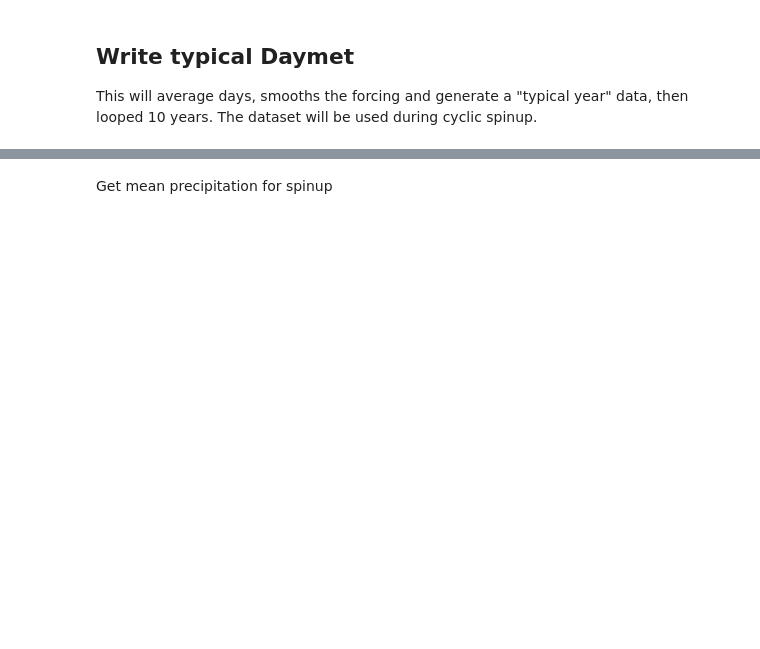
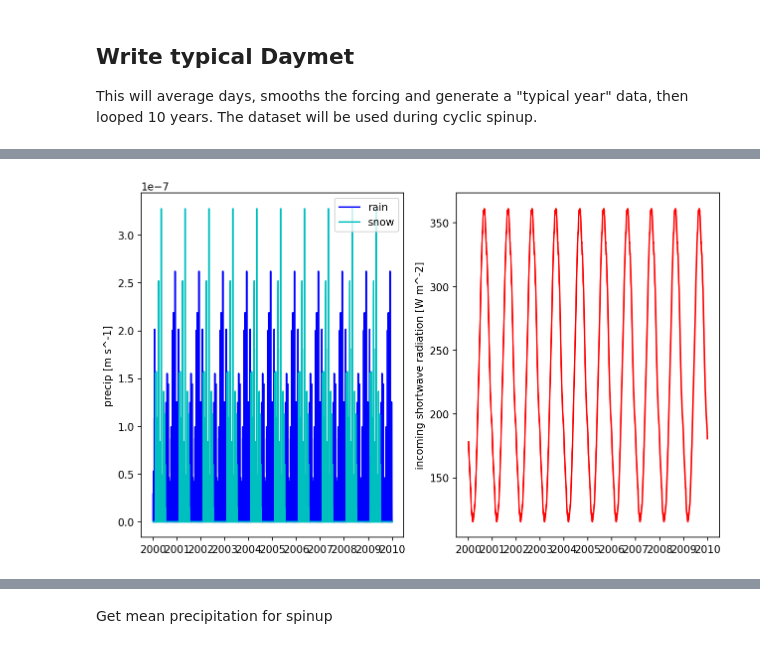
Before and after one commit to pinshuai/ats-workflow, a Jupyter notebook: src/chapters/2-daymet.ipynb, the cells around one changed output, grey strips where cells are left out. Drawn from its saved outputs; the diff is of its cells as text; code cells hidden in the pictures; blank space fills up the shorter version.

```diff
--- a/src/chapters/2-daymet.ipynb
+++ b/src/chapters/2-daymet.ipynb
@@ -231,0 +234,18 @@ plt.show()
+# %%
+# often smoothing precip like that is a bad idea -- you now have every day misting with low intensity rain which can result in a ton of interception
+# and canopy evaporation and no transpiration.  Another approach is to just take the median total rainfall year and repeat that year multiple times.
+precip_raw = data_warped['prcp'].data
+shape_xy = precip_raw.shape[1:]
+precip_raw = precip_raw.reshape((-1, 365,)+shape_xy)
+annual_precip_raw = precip_raw.sum(axis=(1,2,3))
+
+# note -- don't use np.median here... for even number of years it will not appear.  Instead, sort and talk the halfway point
+median_i = sorted(((i,v) for (i,v) in enumerate(annual_precip_raw)), key=lambda x : x[1])[len(annual_precip_raw)//2][0]
+typical_precip_raw = precip_raw[median_i]
+data_smooth['prcp'] = np.tile(typical_precip_raw, (nyears_cyclic_steadystate,1,1))
+
+# np.tile(precip_raw[median_i], (2,1,1))
+# data_smooth['prcp'] = typical_precip_raw
+
+# convert that to ATS
+met_data_smooth = watershed_workflow.daymet.convertToATS(data_smooth)
@@ -232,3 +254,24 @@ plt.show()
+# %%
+# plot the smoothed precip result
+fig = plt.figure(figsize=(10,6))
+ax = fig.add_subplot(121)
+
+times = np.array([datetime.datetime(*t.timetuple()[0:6]) for t in met_data_smooth.times])
+prain = met_data_smooth['precipitation rain [m s^-1]'].data[:,5,5]
+psnow = met_data_smooth['precipitation snow [m SWE s^-1]'].data[:,5,5]
+ax.plot(times, prain, 'b', label='rain')
+ax.plot(times, psnow, 'c', label='snow')
+
+ax.set_ylabel('precip [m s^-1]')
+ax.legend()
+
+ax = fig.add_subplot(122)
+qswin = met_data_smooth['incoming shortwave radiation [W m^-2]'].data[:,5,5]
+ax.plot(times, qswin, 'r')
+ax.set_ylabel('incoming shortwave radiation [W m^-2]')
+plt.show()
+# %% [output]
+[figure, added]
 # %%
 # write to disk
 config['daymet_typical_filename'] = os.path.join('..', '..', 'data', 'examples','CoalCreek', 'processed','watershed_daymet_typical.h5')
```
Also changed, not shown: parts of 12 cells of this notebook, 2 other files.
